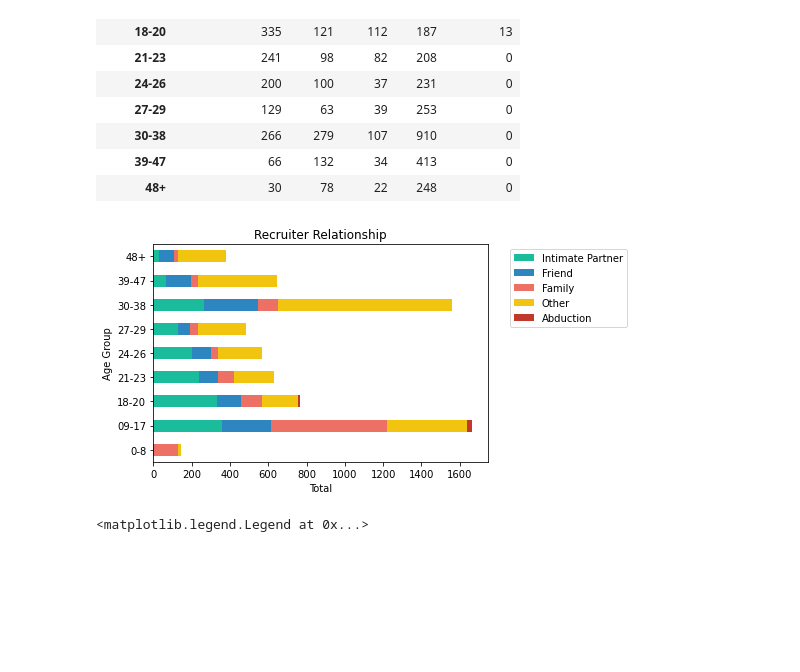
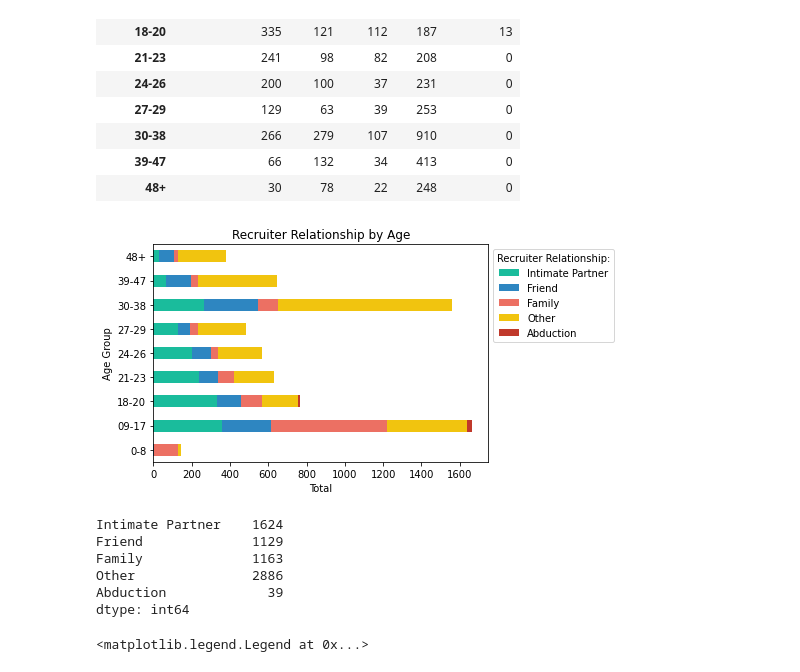
Before and after one commit to saronraut/Human-Trafficking-Awareness, a Jupyter notebook: saron_working_file/Saron-trafficking.ipynb, the cells around one changed output. Saved outputs shown, nothing was run; the diff lists cells and outputs as text; code cells hidden in the pictures; blank space fills up the shorter version.

```diff
--- a/saron_working_file/Saron-trafficking.ipynb
+++ b/saron_working_file/Saron-trafficking.ipynb
@@ -303,15 +303,24 @@ rr_df_test
 # %%
 
 # x = list(rr_df_test["Age Group"])
 color =['#1ABC9C', '#2E86C1', '#EC7063', '#F1C40F', '#C0392B']
 rr_df_test.plot(kind="barh",stacked=True, color= color)
-plt.legend(bbox_to_anchor=(1.05, 1))
+plt.legend(title= "Recruiter Relationship:",bbox_to_anchor=(1, 1))
 plt.xlabel("Total")
-plt.title("Recruiter Relationship")
+plt.title("Recruiter Relationship by Age")
 
-plt.savefig("png/Recruitment")
+plt.savefig("png/Recruitment", bbox_inches='tight')
 # %% [output]
-[figure, old version]
+[figure, new version]
+# %%
+rr_df_test.sum()
+# %% [output]
+Intimate Partner    1624
+Friend              1129
+Family              1163
+Other               2886
+Abduction             39
+dtype: int64
 # %%
 #plot seems to convey more of the message on trend
 x_value = rr_df2["Age Group"]
```
Also changed, not shown: parts of 6 cells of this notebook, 3 other files.
